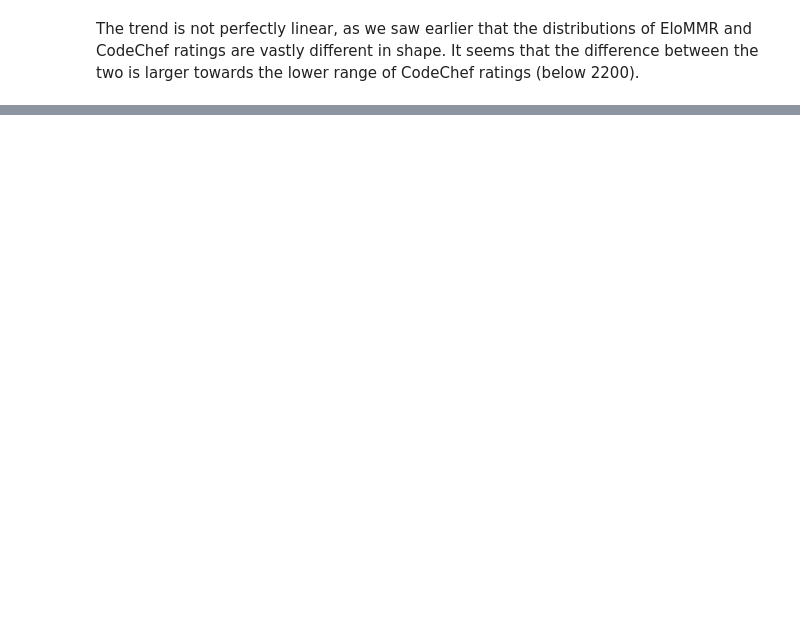
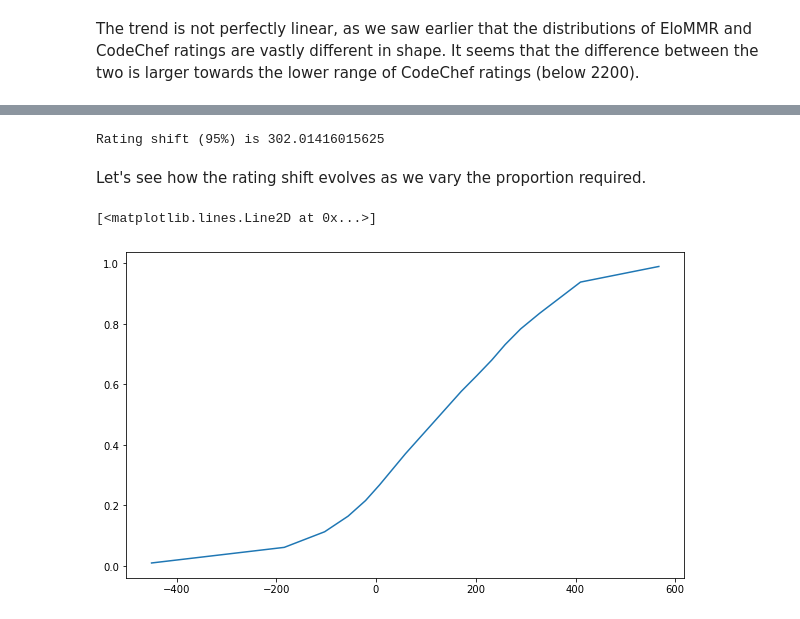
Before and after one commit to EbTech/Elo-MMR, a Jupyter notebook: scripts/notebooks/codechef-experiments.ipynb, the cells around one changed output, grey strips where cells are left out. Cells and saved outputs as stored; diff of their text form; code cells hidden in the pictures; blank space fills up the shorter version.

```diff
--- a/scripts/notebooks/codechef-experiments.ipynb
+++ b/scripts/notebooks/codechef-experiments.ipynb
@@ -293,0 +301,33 @@ The trend is not perfectly linear, as we saw earlier that the distributions of E
+# %%
+def percent_happy(s, explvl=0):
+    nsucc, ntot = 0, 0
+    for name in rate_name_mmr:
+        if explvl and (name not in num_contests or num_contests[name] < explvl):
+            continue
+        if rate_name_cc[name] <= rate_name_mmr[name] + s:
+            nsucc += 1
+        ntot += 1
+    return nsucc / ntot
+
+def compute_shift(prop, explvl=0):
+    l, r = -1200, 1200
+    while abs(r - l) > 1e-1:
+        m = (l + r) / 2
+        if percent_happy(m, explvl) >= prop:
+            r = m
+        else:
+            l = m
+    return (l + r) / 2
+
+print('Rating shift (95%) is', compute_shift(0.80))
+# %% [output]
+Rating shift (95%) is 302.01416015625
+# %% [markdown]
+Let's see how the rating shift evolves as we vary the proportion required.
+# %%
+X = np.linspace(0.01, 0.99, 20)
+Y = [compute_shift(x) for x in X]
+plt.plot(Y, X)
+# %% [output]
+[<matplotlib.lines.Line2D at 0x...>]
+[figure, added]
```
Also changed, not shown: parts of 10 cells of this notebook, 1 other file.
